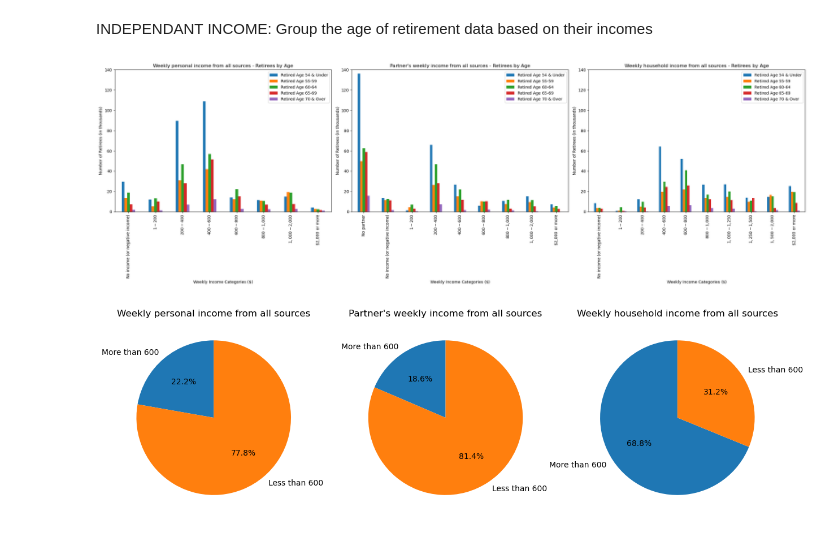
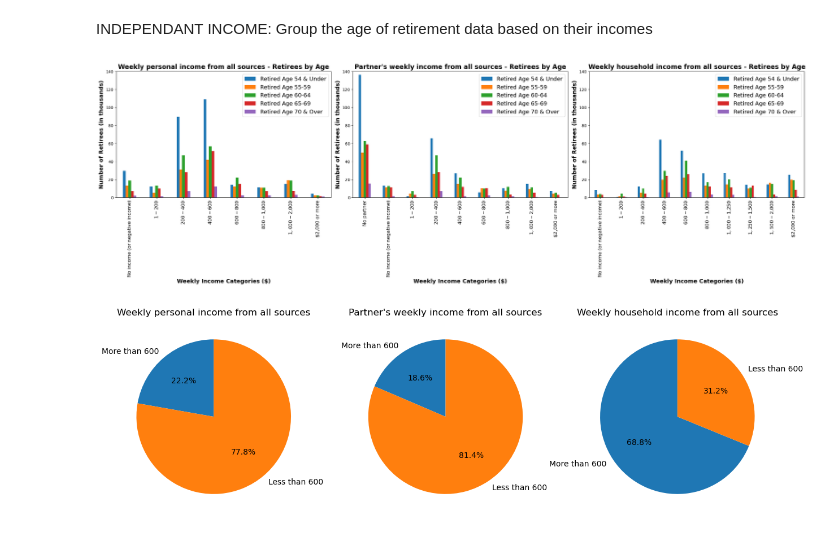
Before and after one commit to braydonnugent/Project1_Group4, a Jupyter notebook: retirement_analysis.ipynb, the cells around one changed output. Cells and saved outputs as stored; diff of their text form; code cells hidden in the pictures.

```diff
--- a/retirement_analysis.ipynb
+++ b/retirement_analysis.ipynb
@@ -128,30 +128,30 @@ chart_data = chart_data.iloc[:,[0,1,2,3,4,5,6,7,9]]
 # %%
 # Create visualisations to how old people were & what their income was before retiring
 fig, axes = plt.subplots(nrows=1, ncols=3, figsize=(25, 8))
 
 classifications = chart_data['Classification'].unique()
 
 for i, classification in enumerate(classifications):
     subset_df = chart_data[chart_data['Classification'] == classification]
 
     # Sort the DataFrame by the 'Reference' column
     subset_df_sorted = subset_df.sort_values('Reference')
 
     subset_df_sorted.set_index('Category').plot(kind='bar', stacked=False, ax=axes[i])
 
     axes[i].set_ylim(0, 140)
 
-    axes[i].set_title(f'{classification} - Retirees by Age')
-    axes[i].set_xlabel('Weekly Income Categories ($)')
-    axes[i].set_ylabel('Number of Retirees (in thousands)')
+    axes[i].set_title(f'{classification} - Retirees by Age', fontsize=16, fontweight='bold')
+    axes[i].set_xlabel('Weekly Income Categories ($)', fontsize=14, fontweight='bold')
+    axes[i].set_ylabel('Number of Retirees (in thousands)', fontsize=14, fontweight='bold')
 
-    axes[i].tick_params(axis='x', rotation=90)
-    axes[i].legend(loc='upper right')
+    axes[i].tick_params(axis='x', rotation=90, labelsize=12)
+    axes[i].legend(loc='upper right', fontsize=14)
 
 plt.tight_layout()
 plt.show()
 # %% [output]
-[figure, old version]
+[figure, new version]
 # %%
 chart_data2 = []
 
```
